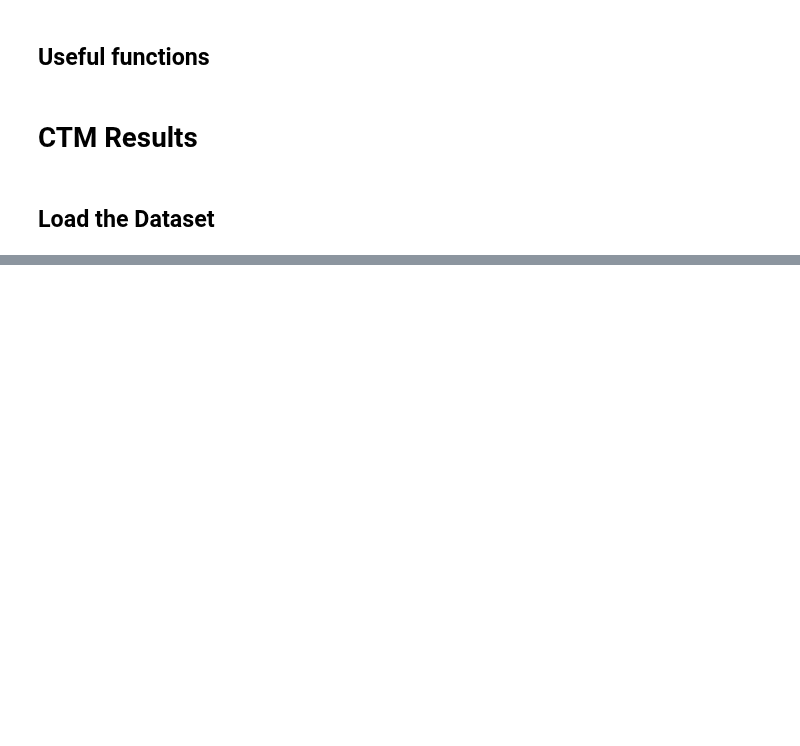
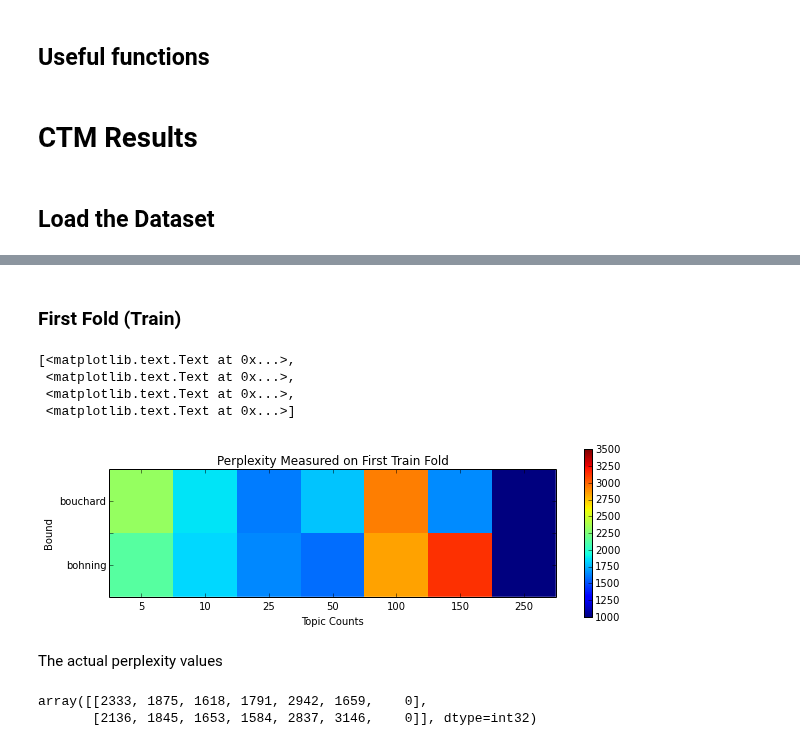
Before and after one commit to budgefeeney/sidetopics, a Jupyter notebook: src/notebooks/Perplexity Comparisons.ipynb, the cells around one changed output, grey strips where cells are left out. Saved outputs shown, nothing was run; the diff lists cells and outputs as text; code cells hidden in the pictures; blank space fills up the shorter version.

```diff
--- a/src/notebooks/Perplexity Comparisons.ipynb
+++ b/src/notebooks/Perplexity Comparisons.ipynb
@@ -314,0 +333,26 @@ array([[3602, 3633, 3456,    0, 3942,    0,    0],
+# %% [markdown]
+### First Fold (Train)
+# %%
+fig, ax = plt.subplots(figsize=(10,3))
+
+im = ax.imshow(tperps1, interpolation="none", vmin=1000, vmax=3500)
+
+cb = fig.colorbar(im, ax=ax)
+ax.set_title("Perplexity Measured on First Train Fold")
+ax.set_ylabel('Bound')
+ax.set_xlabel('Topic Counts')
+ax.get_xaxis().set_ticklabels([0] + topicCounts)
+ax.get_yaxis().set_ticklabels(['', bounds[0], '', bounds[1]])
+# %% [output]
+[<matplotlib.text.Text at 0x...>,
+ <matplotlib.text.Text at 0x...>,
+ <matplotlib.text.Text at 0x...>,
+ <matplotlib.text.Text at 0x...>]
+[figure, added]
+# %% [markdown]
+The actual perplexity values
+# %%
+tperps1.astype(np.int32)
+# %% [output]
+array([[2333, 1875, 1618, 1791, 2942, 1659,    0],
+       [2136, 1845, 1653, 1584, 2837, 3146,    0]], dtype=int32)
```
Also changed, not shown: parts of 51 cells of this notebook.
